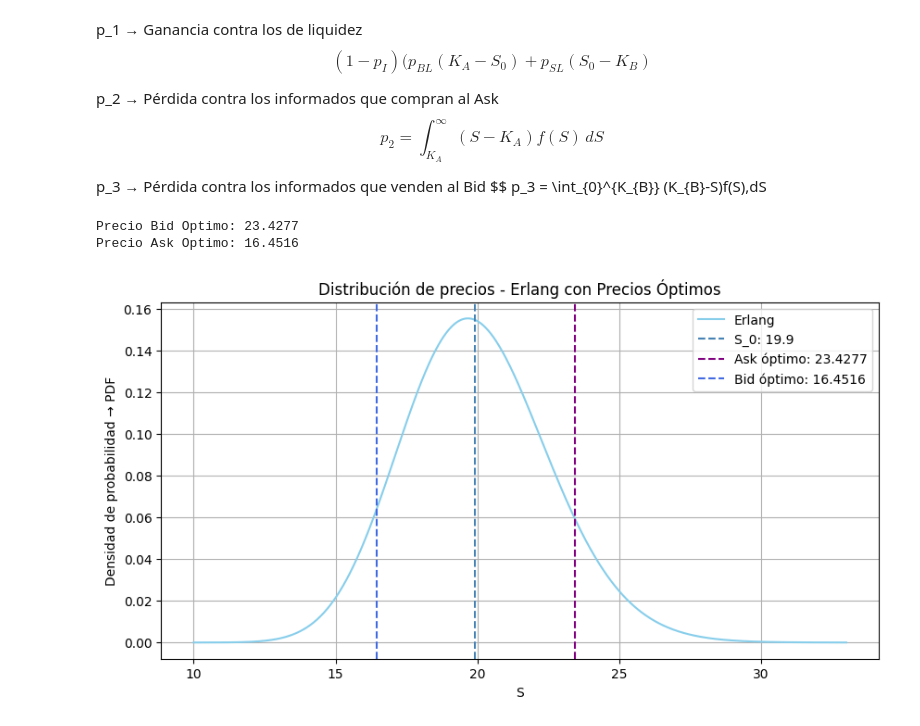
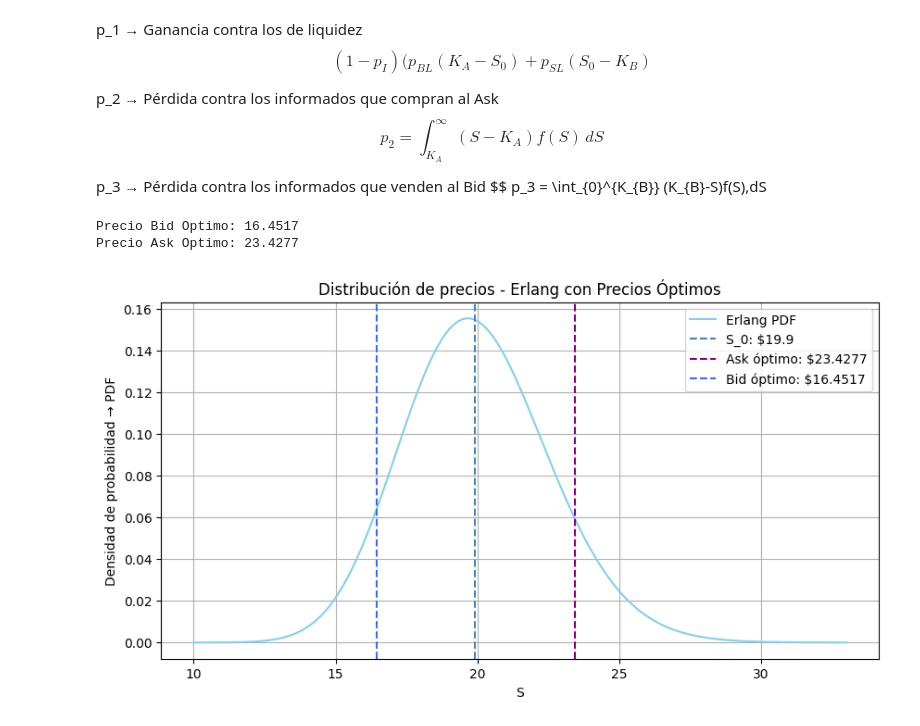
Before and after one commit to GoopyMarrow/M_S_Trading, a Jupyter notebook: MST_Proyecto 1.ipynb, the cells around one changed output. Cells and saved outputs as stored; diff of their text form; code cells hidden in the pictures.

```diff
--- a/MST_Proyecto 1.ipynb
+++ b/MST_Proyecto 1.ipynb
@@ -99,4 +99,5 @@ Parametros:
 - $\lambda = 3$
 # %%
 S_0 = 19.90
-x_0 = np.array([21, 18])
+x_0 = np.array([10, 33])
+x_0
@@ -127,27 +130,27 @@ def objective(x, p_i, S_o, K, lambd):
 # %%
 results = minimize(objective, x_0, args=(p_I, S_0, k, lmbda))
 
-bid_opt = results.x[0].round(4)
-ask_opt = results.x[1].round(4)
+ask_opt = results.x[0].round(4)
+bid_opt = results.x[1].round(4)
 
 print(f"Precio Bid Optimo: {bid_opt}" )
 print(f"Precio Ask Optimo: {ask_opt}")
 # %% [output]
-Precio Bid Optimo: 23.4277
-Precio Ask Optimo: 16.4516
+Precio Bid Optimo: 16.4517
+Precio Ask Optimo: 23.4277
 # %%
-plt.plot(S, erlang, label="Erlang")
+plt.plot(S, erlang, label="Erlang PDF")
 
-plt.axvline(S_0, linestyle='--', color="steelblue", label=f"S_0: {S_0}")
+plt.axvline(S_0, linestyle='--', color="steelblue", label=f"S_0: ${S_0}")
 plt.axvline(results.x[0], linestyle='--', color="purple",
-            label=f"Ask óptimo: {results.x[0].round(4)}")
+            label=f"Ask óptimo: ${results.x[0].round(4)}")
 plt.axvline(results.x[1], linestyle='--', color="royalblue",
-            label=f"Bid óptimo: {results.x[1].round(4)}")
+            label=f"Bid óptimo: ${results.x[1].round(4)}")
 
 plt.title("Distribución de precios - Erlang con Precios Óptimos")
 plt.xlabel('S')
 plt.ylabel('Densidad de probabilidad → PDF')
 plt.legend()
 plt.show()
 # %% [output]
-[figure, old version]
+[figure, new version]
```
Also changed, not shown: parts of 1 cell of this notebook, 1 other file.
